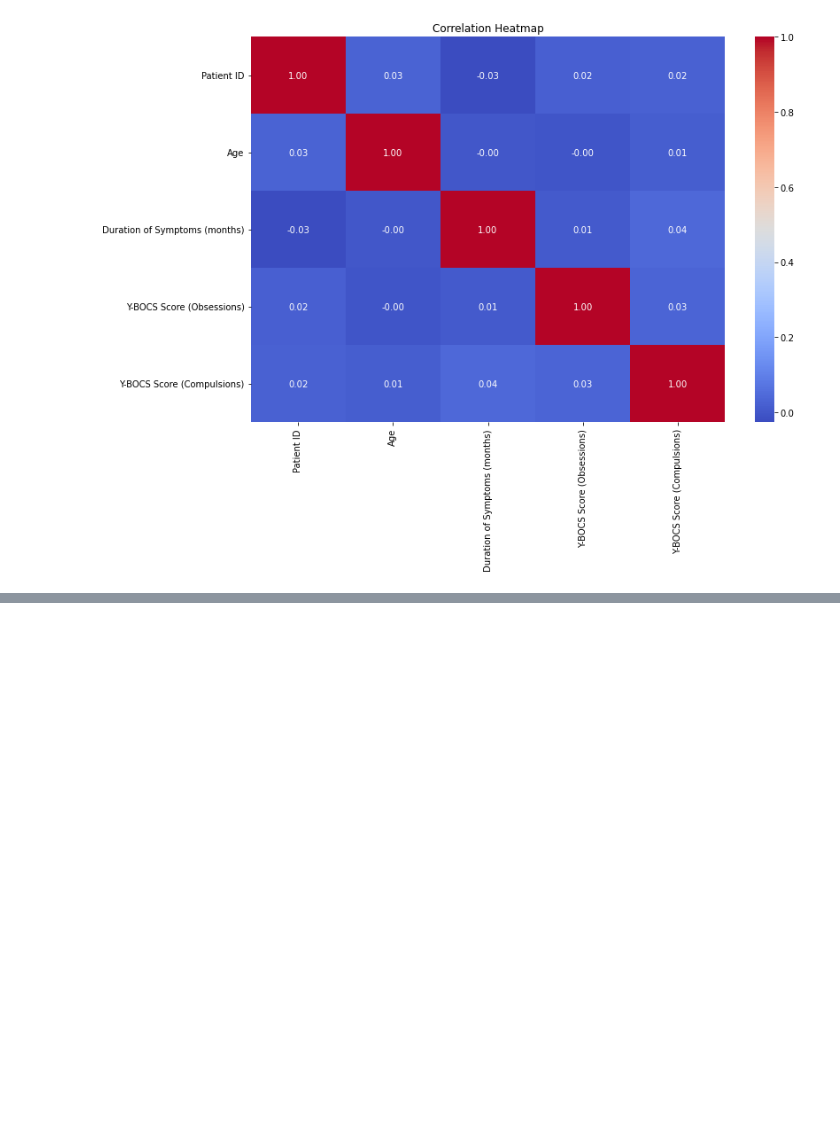
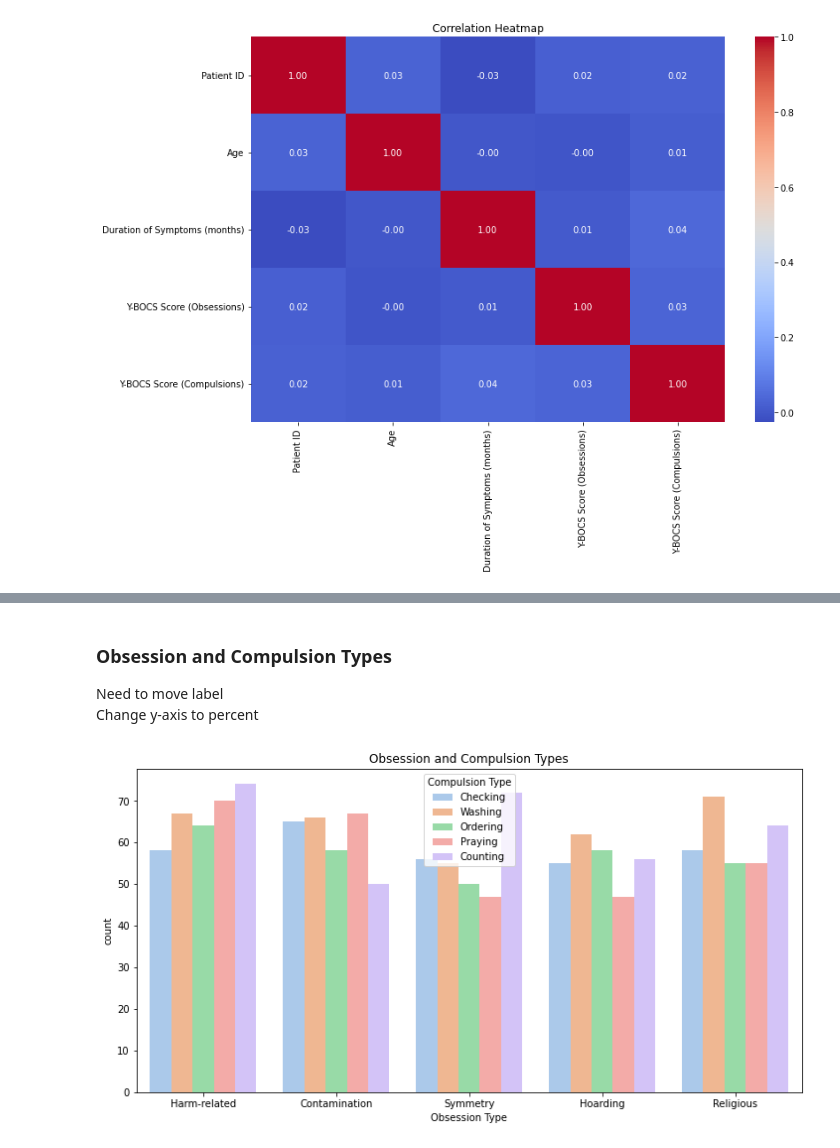
Before and after one commit to bladealec/ocd_demographics, a Jupyter notebook: eda.ipynb, the cells around one changed output, grey strips where cells are left out. Drawn from its saved outputs; the diff is of its cells as text; code cells hidden in the pictures; blank space fills up the shorter version.

```diff
--- a/eda.ipynb
+++ b/eda.ipynb
@@ -72,0 +84,12 @@ plt.show()
+# %% [markdown]
+### Obsession and Compulsion Types
+
+Need to move label<br>
+Change y-axis to percent
+# %%
+plt.figure(figsize=(12, 6))
+sns.countplot(x='Obsession Type', hue='Compulsion Type', data=ocd_df, palette='pastel')
+plt.title('Obsession and Compulsion Types')
+plt.show()
+# %% [output]
+[figure, added]
```
Also changed, not shown: parts of 12 cells of this notebook.
